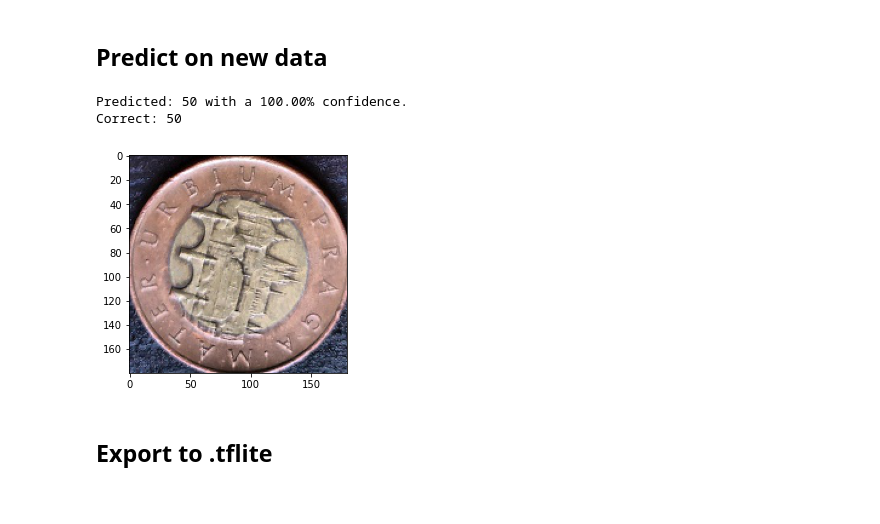
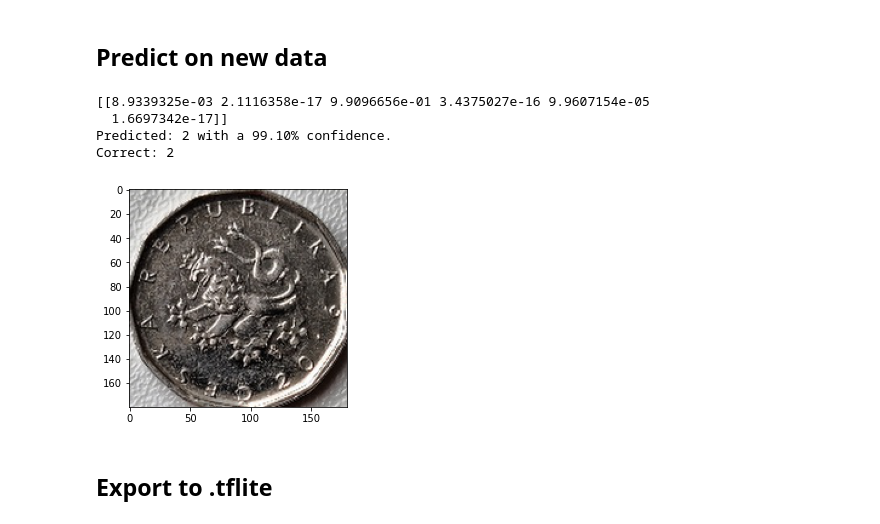
Before and after one commit to FanAttic-dev/pv162-coin-detector, a Jupyter notebook: CZKCoinDetector.ipynb, the cells around one changed output. Saved outputs shown, nothing was run; the diff lists cells and outputs as text; code cells hidden in the pictures.

```diff
--- a/CZKCoinDetector.ipynb
+++ b/CZKCoinDetector.ipynb
@@ -45,6 +45,6 @@ Using 73 files for validation.
 # %%
-#class_names = train_ds.class_names
-class_names = ['1', '10', '2', '20', '5', '50']
+class_names = train_ds.class_names
+
 print("Class names: " + str(class_names))
 with open("labelmap.txt", "w") as f:
     for c in class_names:
@@ -90,9 +90,8 @@ train_ds = train_ds.map(lambda x, y: (normalization_layer(x), y))
 # %%
 data_augmentation_layer = keras.Sequential(
     [
-        layers.experimental.preprocessing.RandomFlip("horizontal", input_shape=(img_height, img_width, 3)),
-        # TODO vertial flip
-        layers.experimental.preprocessing.RandomRotation(0.5),
+        layers.experimental.preprocessing.RandomFlip("horizontal_and_vertical", input_shape=(img_height, img_width, 3)),
+        layers.experimental.preprocessing.RandomRotation(0.25),
     ]
 )
 # %% [markdown]
@@ -102,20 +101,22 @@ num_classes = len(class_names)
 
 model = Sequential([
     data_augmentation_layer,
-    layers.Conv2D(16, 3, padding='same', activation='relu', input_shape=(img_height, img_width, 3)),
+    layers.Conv2D(16, 3, padding='same', activation='relu'),
     layers.MaxPooling2D(),
     layers.Conv2D(32, 3, padding='same', activation='relu'),
     layers.MaxPooling2D(),
     layers.Conv2D(64, 3, padding='same', activation='relu'),
     layers.MaxPooling2D(),
+    layers.Conv2D(128, 3, padding='same', activation='relu'),
+    layers.MaxPooling2D(),
     layers.Dropout(0.2),
     layers.Flatten(),
     layers.Dense(128, activation='relu'),
-    layers.Dense(num_classes),
+    layers.Dense(num_classes, activation='softmax'),
 ])
 
 model.compile(optimizer='adam',
-             loss=tf.keras.losses.SparseCategoricalCrossentropy(from_logits=True),
+             loss=tf.keras.losses.SparseCategoricalCrossentropy(from_logits=False),
              metrics=['accuracy'])
 
 model.summary()
@@ -142,9 +151,10 @@ _________________________________________________________________
 # %%
-epochs=50
+epochs=70
 
 history = model.fit(
     train_ds,
     validation_data=val_ds,
-    epochs=epochs
+    epochs=epochs,
+    #callbacks=[callbacks]
 )
 # %% [output]
@@ -197,38 +207,41 @@ plt.show()
 # %%
 import random
 
-class_num = 5
+class_num = 2
 
 # get image path
 img_dir_path = directory + "/" + str(class_names[class_num])
-img_dir = os.listdir(img_dir_path)
+img_dir = [f for f in os.listdir(img_dir_path) if os.path.isfile(img_dir_path + "/" + f)]
 img_name = img_dir[random.randint(0, len(img_dir)-1)]
 img_path = img_dir_path + "/" + img_name
 
 # load image
 img = keras.preprocessing.image.load_img(
     img_path, target_size=(img_height, img_width)
 )
 img_array = keras.preprocessing.image.img_to_array(img)/255.
 img_array_batch = tf.expand_dims(img_array, 0) # Create a batch
 
 # predict
 predictions = model.predict(img_array_batch)
-score = tf.nn.softmax(predictions[0])
+
+print(predictions)
 
 # show results
 plt.imshow(img_array)
 
 print(
     "Predicted: {} with a {:.2f}% confidence."
-    .format(class_names[np.argmax(score)], 100 * np.max(score))
+    .format(class_names[np.argmax(predictions)], 100 * np.max(predictions))
 )
 
 print("Correct: " + str(class_names[class_num]))
 # %% [output]
-Predicted: 50 with a 100.00% confidence.
-Correct: 50
+[[8.9339325e-03 2.1116358e-17 9.9096656e-01 3.4375027e-16 9.9607154e-05
+  1.6697342e-17]]
+Predicted: 2 with a 99.10% confidence.
+Correct: 2
-[figure, old version]
+[figure, new version]
 # %% [markdown]
 ## Export to .tflite
 # %%
```
Also changed, not shown: parts of 8 cells of this notebook, 5 other files.
